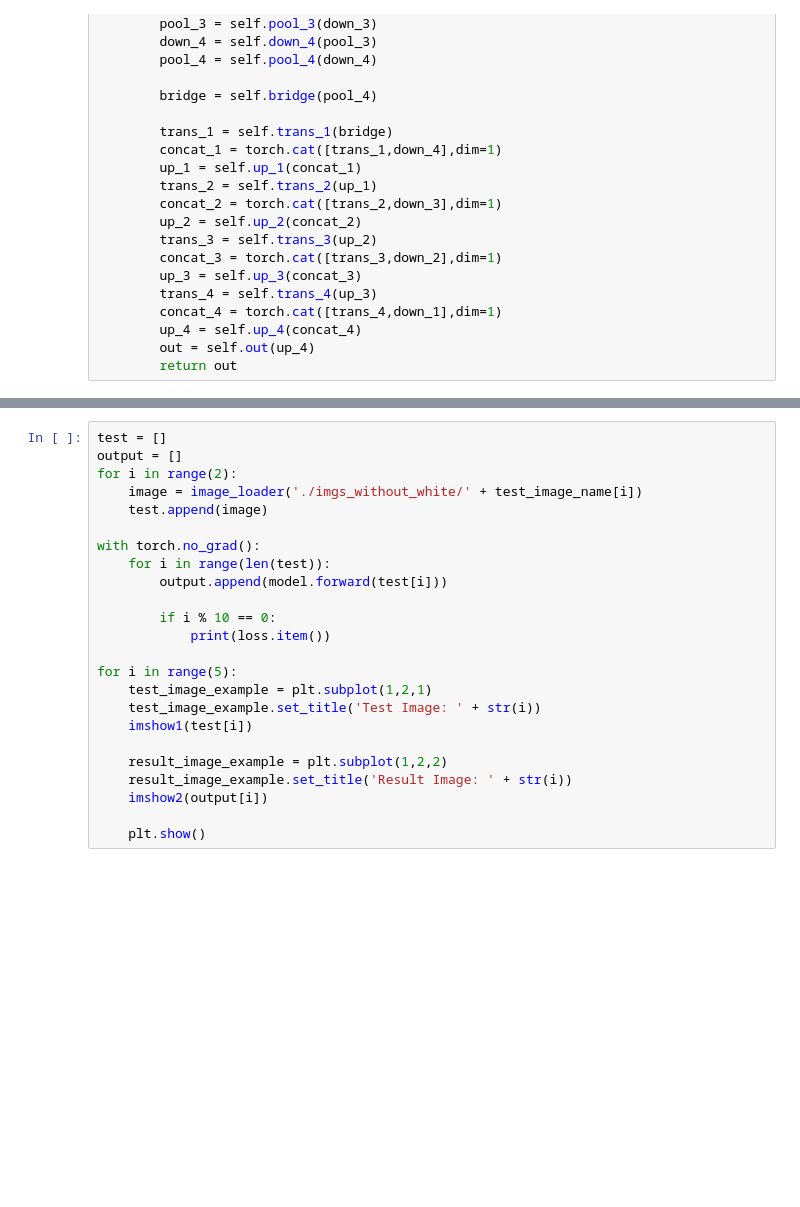
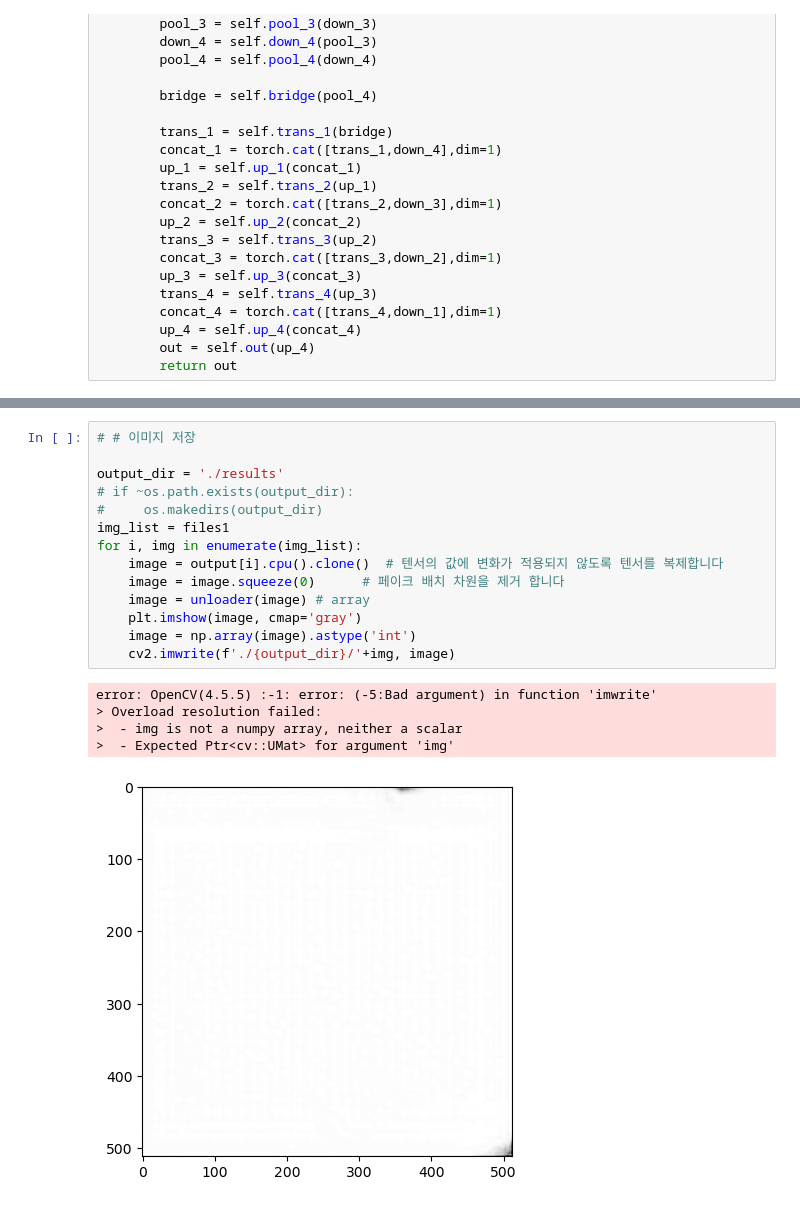
Before and after one commit to Can-De/Dacon_Can_de, a Jupyter notebook: WorkSpace/YUN/Open_CV_YUN.ipynb, the cells around one changed output, grey strips where cells are left out. Saved outputs shown, nothing was run; the diff lists cells and outputs as text; blank space fills up the shorter version.

```diff
--- a/WorkSpace/YUN/Open_CV_YUN.ipynb
+++ b/WorkSpace/YUN/Open_CV_YUN.ipynb
@@ -499,24 +594,20 @@ for i in tqdm(range(num_epoch)):
 # %%
-test = []
-output = []
-for i in range(2):
-    image = image_loader('./imgs_without_white/' + test_image_name[i])
-    test.append(image)
+# # 이미지 저장
 
-with torch.no_grad():
-    for i in range(len(test)):
-        output.append(model.forward(test[i]))
-
-        if i % 10 == 0:
-            print(loss.item())
-
-for i in range(5):
-    test_image_example = plt.subplot(1,2,1)
-    test_image_example.set_title('Test Image: ' + str(i))
-    imshow1(test[i])
-
-    result_image_example = plt.subplot(1,2,2)
-    result_image_example.set_title('Result Image: ' + str(i))
-    imshow2(output[i])
-
-    plt.show()
+output_dir = './results'
+# if ~os.path.exists(output_dir):
+#     os.makedirs(output_dir)
+img_list = files1
+for i, img in enumerate(img_list):
+    image = output[i].cpu().clone()  # 텐서의 값에 변화가 적용되지 않도록 텐서를 복제합니다
+    image = image.squeeze(0)      # 페이크 배치 차원을 제거 합니다
+    image = unloader(image) # array
+    plt.imshow(image, cmap='gray')
+    image = np.array(image).astype('int')
+    cv2.imwrite(f'./{output_dir}/'+img, image)
+# %% [output]
+error: OpenCV(4.5.5) :-1: error: (-5:Bad argument) in function 'imwrite'
+> Overload resolution failed:
+>  - img is not a numpy array, neither a scalar
+>  - Expected Ptr<cv::UMat> for argument 'img'
+[figure, added]
```
Also changed, not shown: parts of 20 cells of this notebook.
